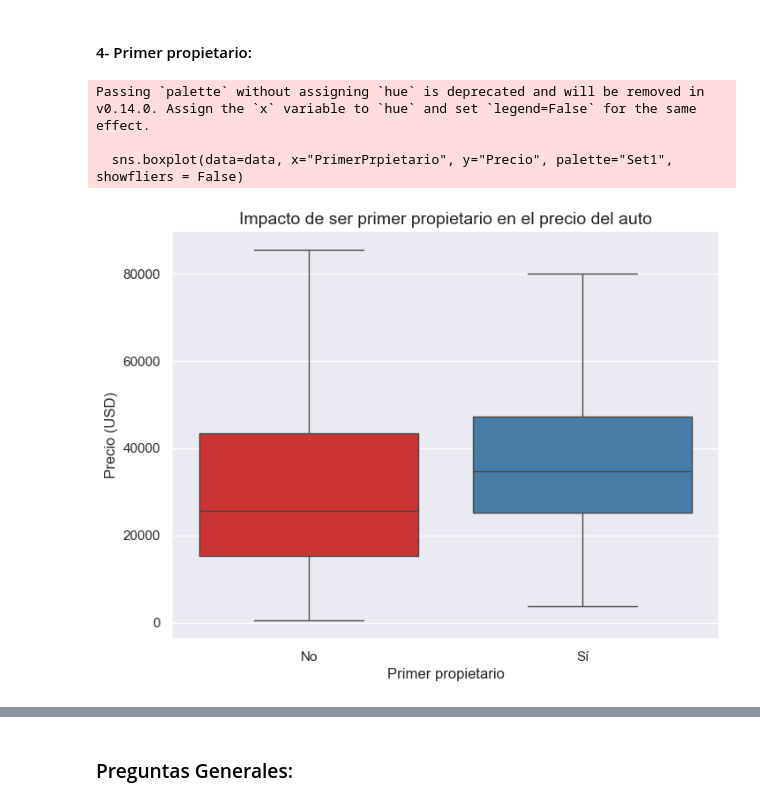
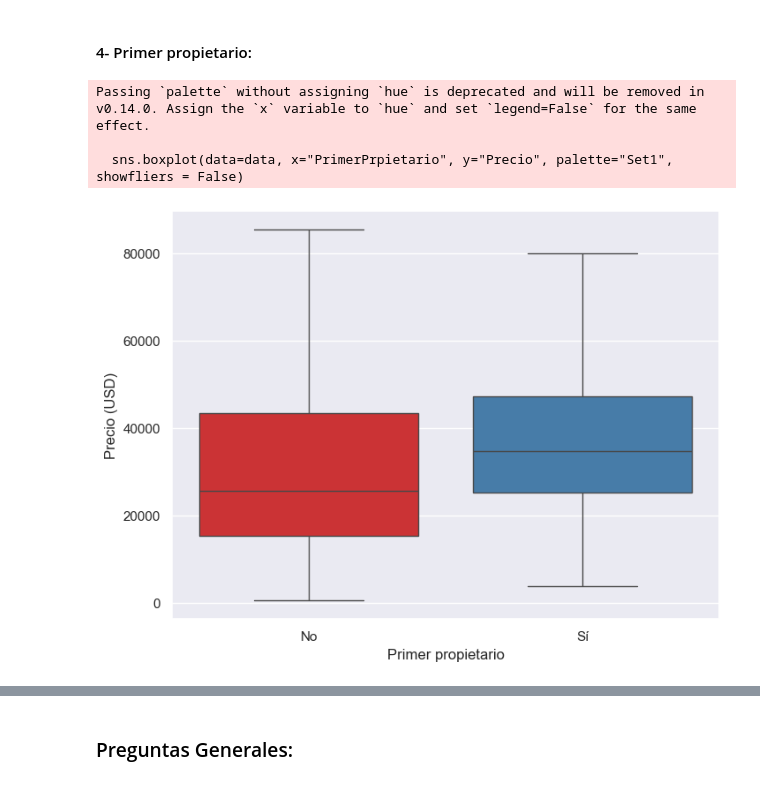
Before and after one commit to emalincic/Primer_Entrega_DS2, a Jupyter notebook: Asistencia_precios.ipynb, the cells around one changed output, grey strips where cells are left out. Saved outputs shown, nothing was run; the diff lists cells and outputs as text; code cells hidden in the pictures.

```diff
--- a/Asistencia_precios.ipynb
+++ b/Asistencia_precios.ipynb
@@ -225,16 +268,15 @@ Passing `palette` without assigning `hue` is deprecated and will be removed in v
 # %%
 # -----------------------------
 # Análisis: Primer propietario
 # -----------------------------
 plt.figure(figsize=(8, 6))
 sns.boxplot(data=data, x="PrimerPrpietario", y="Precio", palette="Set1", showfliers = False)
-plt.title("Impacto de ser primer propietario en el precio del auto", fontsize=14)
 plt.xticks([0, 1], ["No", "Sí"])
 plt.ylabel("Precio (USD)")
 plt.xlabel("Primer propietario")
 plt.show()
 # %% [output]
 Passing `palette` without assigning `hue` is deprecated and will be removed in v0.14.0. Assign the `x` variable to `hue` and set `legend=False` for the same effect.
 
   sns.boxplot(data=data, x="PrimerPrpietario", y="Precio", palette="Set1", showfliers = False)
-[figure, old version]
+[figure, new version]
```
Also changed, not shown: parts of 12 cells of this notebook, 1 other file.
